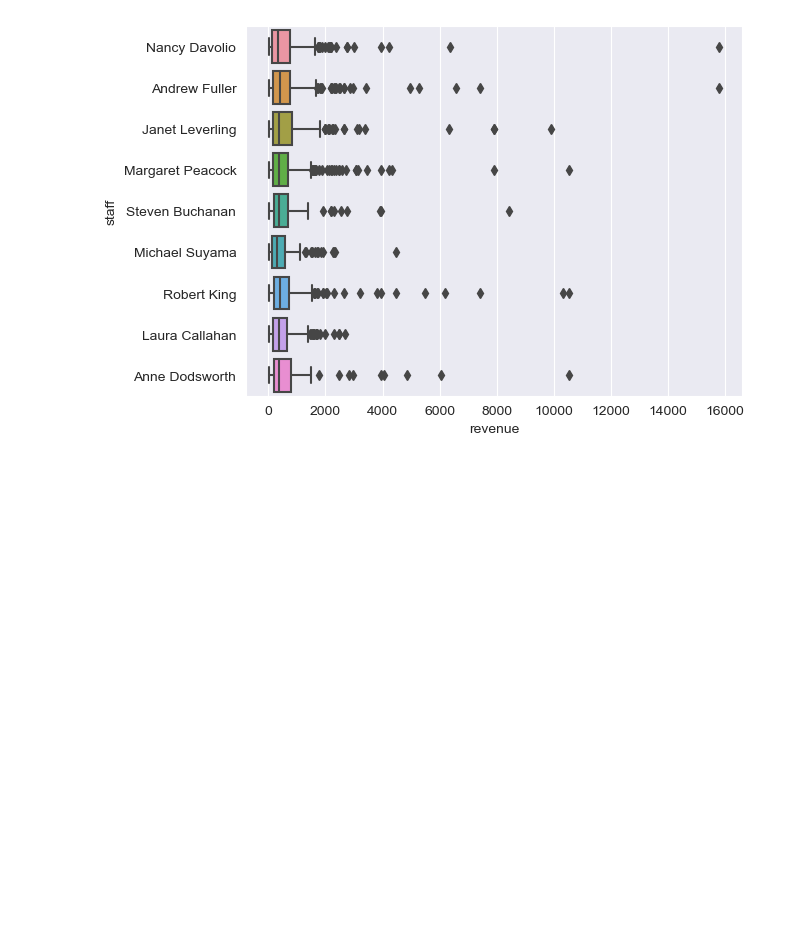
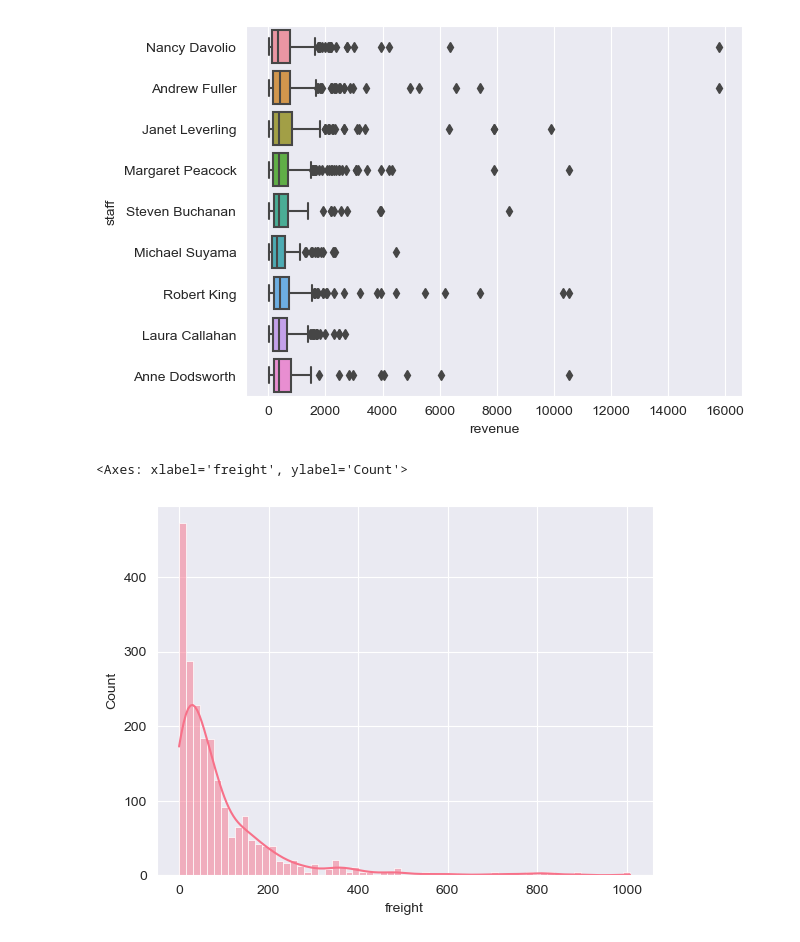
Before and after one commit to Muyiiwaa/learn-EDA, a Jupyter notebook: data-viz.ipynb, the cells around one changed output. Cells and saved outputs as stored; diff of their text form; code cells hidden in the pictures; blank space fills up the shorter version.

Commit message:
added a few more charts

```diff
--- a/data-viz.ipynb
+++ b/data-viz.ipynb
@@ -78,3 +78,10 @@ sns.boxplot(data = orders_df, y = 'staff', x = 'revenue')
 
 px.box(data_frame=orders_df, x = 'shipper', y = 'unitprice',
        color= 'shipper')
+# %%
+# histogram -- seaborn
+
+sns.histplot(data= orders_df, x = 'freight', kde = True )
+# %% [output]
+<Axes: xlabel='freight', ylabel='Count'>
+[figure, added]
```
Also changed, not shown: parts of 4 cells of this notebook.
